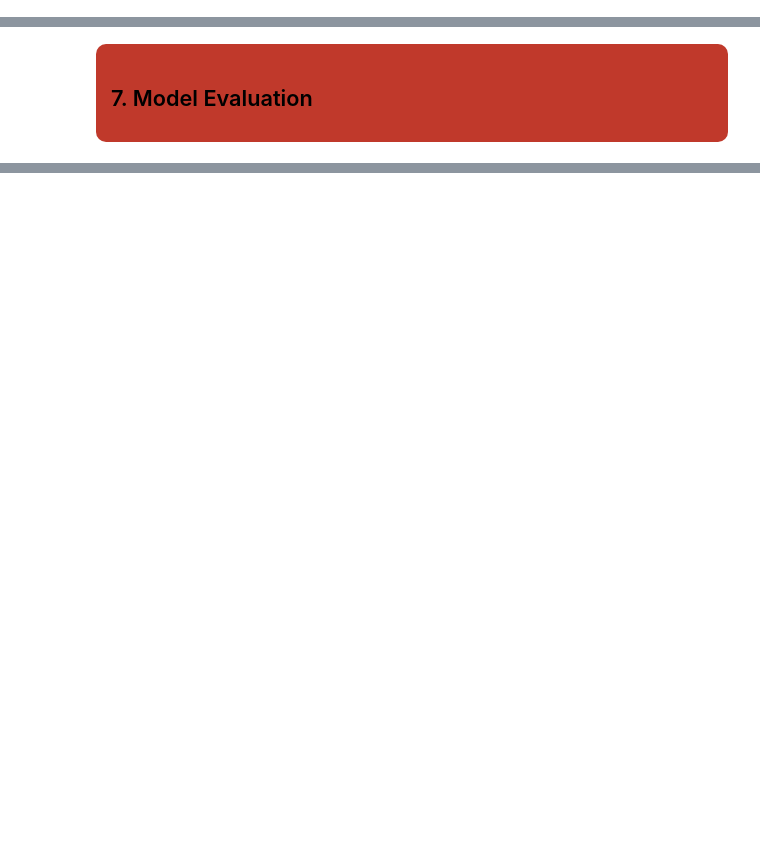
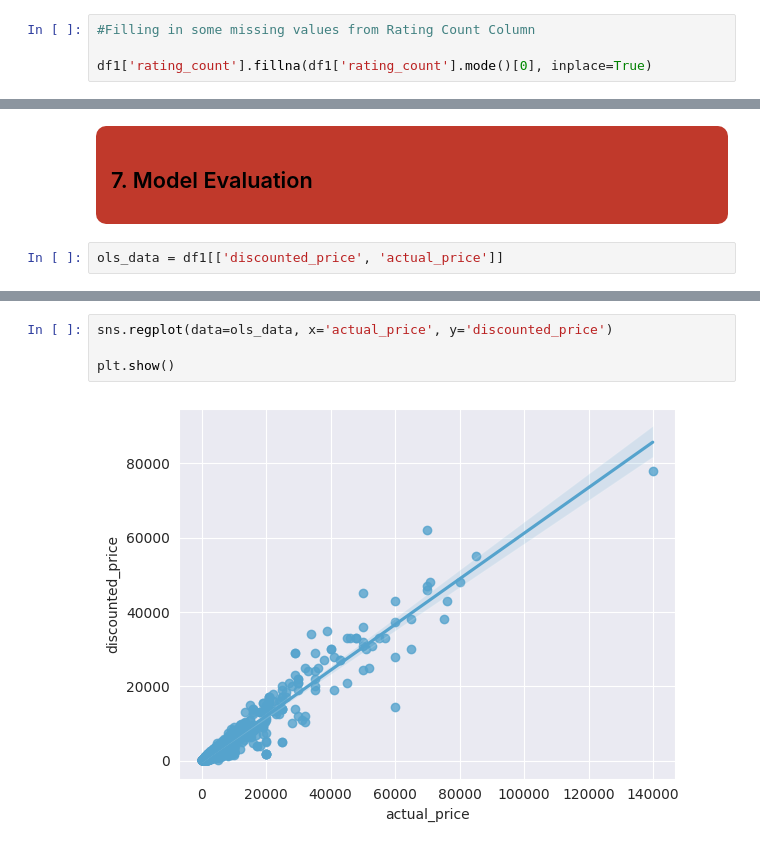
Before and after one commit to SunidhiHere/Amazon-E-Commerce-Project, a Jupyter notebook: amazon-e-commerce-analysis.ipynb, the cells around one changed output, grey strips where cells are left out. Drawn from its saved outputs; the diff is of its cells as text; blank space fills up the shorter version.

```diff
--- a/amazon-e-commerce-analysis.ipynb
+++ b/amazon-e-commerce-analysis.ipynb
@@ -1033,3 +1033,7 @@ cv_results = cross_val_score(reg, X, y, cv=kf)
 print('Cross Validation Results Mean: ', cv_results.mean())
 # %% [output]
 Cross Validation Results Mean:  0.9159405293663456
+# %%
+#Filling in some missing values from Rating Count Column
+
+df1['rating_count'].fillna(df1['rating_count'].mode()[0], inplace=True)
@@ -1037,3 +1108,5 @@ Cross Validation Results Mean:  0.9159405293663456
 <div style="background-color:#C0392B; padding:15px; border-radius:10px">
 <h2 style="color:black;">7. Model Evaluation</h2>
 </div>
+# %%
+ols_data = df1[['discounted_price', 'actual_price']]
@@ -1039,0 +1155,6 @@ Cross Validation Results Mean:  0.9159405293663456
+# %%
+sns.regplot(data=ols_data, x='actual_price', y='discounted_price')
+
+plt.show()
+# %% [output]
+[figure, added]
```
Also changed, not shown: parts of 22 cells of this notebook.
